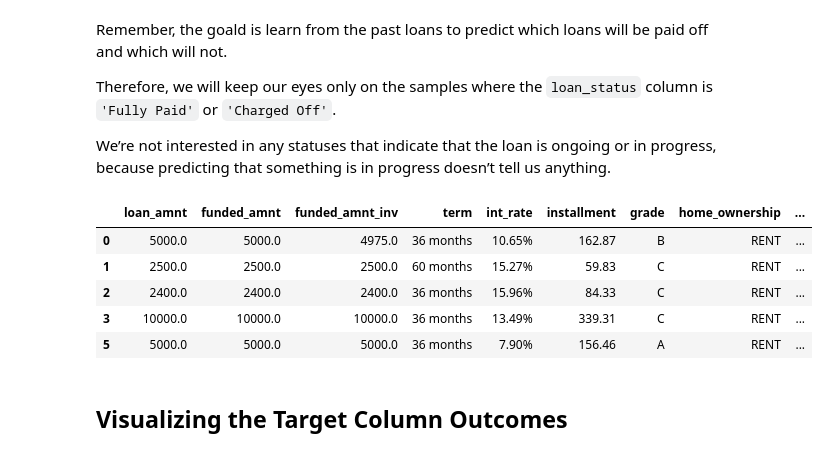
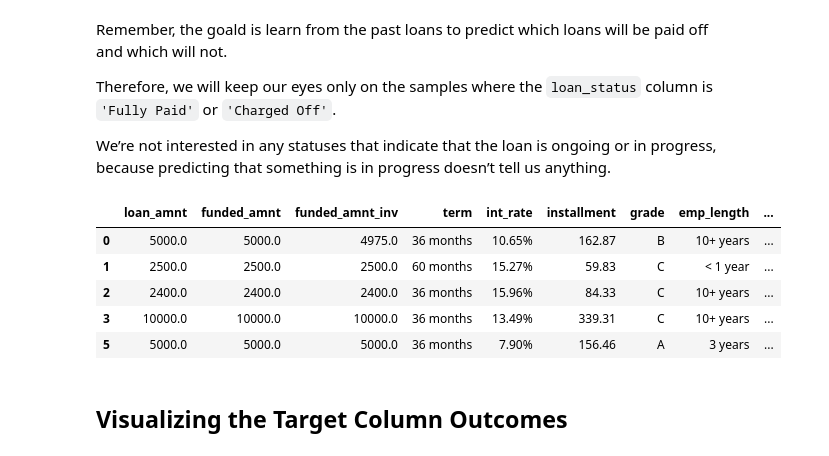
Before and after one commit to enliktjioe/dataeng2020, a Jupyter notebook: P08_DataWrangling/Enlik_starting_file-dataeng-data_cleaning.ipynb, the cells around one changed output. Cells and saved outputs as stored; diff of their text form; code cells hidden in the pictures.

```diff
--- a/P08_DataWrangling/Enlik_starting_file-dataeng-data_cleaning.ipynb
+++ b/P08_DataWrangling/Enlik_starting_file-dataeng-data_cleaning.ipynb
@@ -200,7 +182,7 @@ Contains redundant information:
 - sub_grade
 # %%
 # Drop the features that you stated
-drop_list = ['id','member_id','emp_title','emp_length','sub_grade']
+drop_list = ['id','member_id','emp_title','sub_grade']
 
 loans_2007 = loans_2007.drop(drop_list,axis=1)
 # %%
@@ -242,7 +223,7 @@ Contains redundant information:
 - total_pymnt_inv
 # %%
 # # Drop the features that you stated
-drop_cols = ['title','zip_code','addr_state','out_prncp_inv','total_pymnt_inv']
+drop_cols = ['zip_code','initial_list_status','out_prncp_inv','total_pymnt_inv']
 
 loans_2007 = loans_2007.drop(drop_cols, axis=1)
 # %%
@@ -437,23 +418,24 @@ We’re not interested in any statuses that indicate that the loan is ongoing or
 # %%
 # Now, you should keep only instances with loan_status equals to "Fully Paid" or "Charged off". Any other instances should be deleted.
 loan_status_needed = ['Fully Paid', 'Charged Off']
 loans_2007 = loans_2007[loans_2007['loan_status'].isin(loan_status_needed)]
 
 
 # Good, You are proceeding!
 # It is always easier to work with numbers than text. There, could you please replace the values of "loan_status" as specified in mapping_dictionary
-# mapping_dictionary = {"loan_status":{ "Fully Paid": 1, "Charged Off": 0}}
-mapping_dictionary = { "Fully Paid": 1, "Charged Off": 0}
+mapping_dictionary = {"loan_status":{ "Fully Paid": 1, "Charged Off": 0}}
+# mapping_dictionary = { "Fully Paid": 1, "Charged Off": 0}
 
-loans_2007['loan_status'] = loans_2007['loan_status'].replace(mapping_dictionary)
+loans_2007 = loans_2007.replace(mapping_dictionary)
+# loans_2007['loan_status'] = loans_2007['loan_status'].replace(mapping_dictionary)
 loans_2007.head()
 # %% [output]
-|  | loan_amnt | funded_amnt | funded_amnt_inv | term | int_rate | installment | grade | home_ownership | ... |
-| 0 | 5000.0 | 5000.0 | 4975.0 | 36 months | 10.65% | 162.87 | B | RENT | ... |
-| 1 | 2500.0 | 2500.0 | 2500.0 | 60 months | 15.27% | 59.83 | C | RENT | ... |
-| 2 | 2400.0 | 2400.0 | 2400.0 | 36 months | 15.96% | 84.33 | C | RENT | ... |
-| 3 | 10000.0 | 10000.0 | 10000.0 | 36 months | 13.49% | 339.31 | C | RENT | ... |
-| 5 | 5000.0 | 5000.0 | 5000.0 | 36 months | 7.90% | 156.46 | A | RENT | ... |
+|  | loan_amnt | funded_amnt | funded_amnt_inv | term | int_rate | installment | grade | emp_length | ... |
+| 0 | 5000.0 | 5000.0 | 4975.0 | 36 months | 10.65% | 162.87 | B | 10+ years | ... |
+| 1 | 2500.0 | 2500.0 | 2500.0 | 60 months | 15.27% | 59.83 | C | < 1 year | ... |
+| 2 | 2400.0 | 2400.0 | 2400.0 | 36 months | 15.96% | 84.33 | C | 10+ years | ... |
+| 3 | 10000.0 | 10000.0 | 10000.0 | 36 months | 13.49% | 339.31 | C | 10+ years | ... |
+| 5 | 5000.0 | 5000.0 | 5000.0 | 36 months | 7.90% | 156.46 | A | 3 years | ... |
 # %% [markdown]
 ## Visualizing the Target Column Outcomes
 # %%
```
Also changed, not shown: parts of 20 cells of this notebook.
